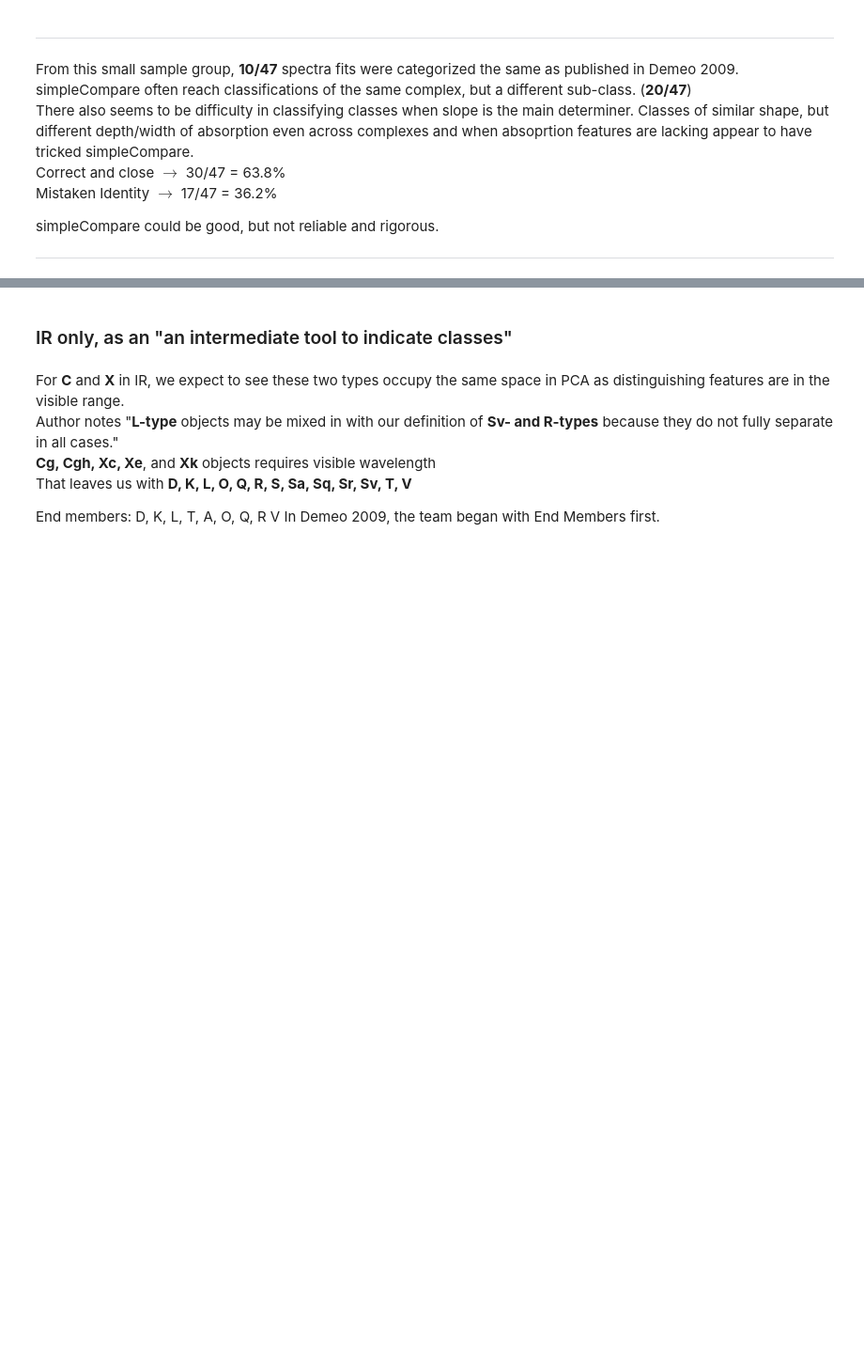
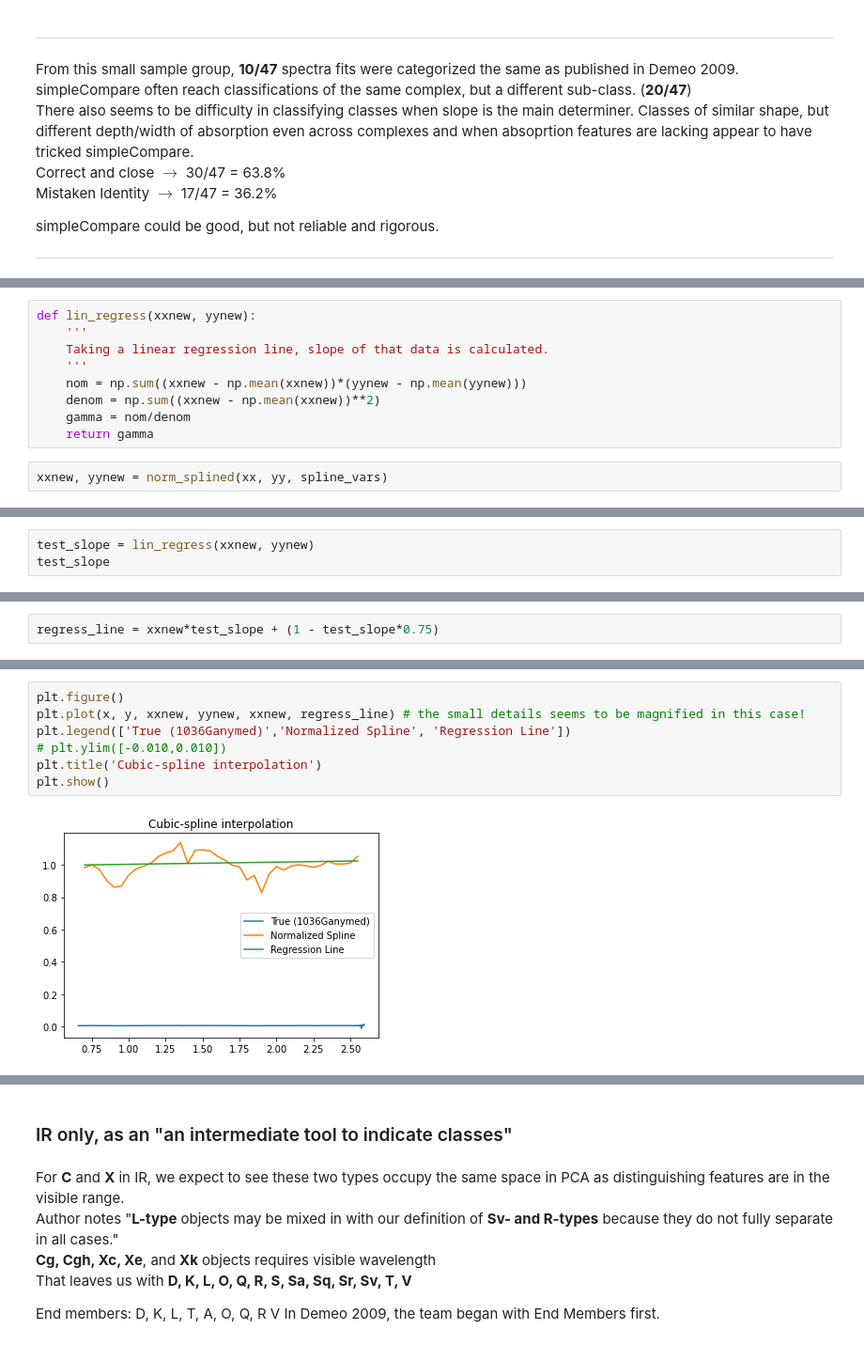
Before and after one commit to jcswong/splat_projects, a Jupyter notebook: AsteroidClassification/classifyAwsteroidV2.ipynb, the cells around one changed output, grey strips where cells are left out. Shown at 94% size. Saved outputs shown, nothing was run; the diff lists cells and outputs as text; blank space fills up the shorter version.

```diff
--- a/AsteroidClassification/classifyAwsteroidV2.ipynb
+++ b/AsteroidClassification/classifyAwsteroidV2.ipynb
@@ -220,0 +275,11 @@ ___
+# %%
+def lin_regress(xxnew, yynew):
+    '''
+    Taking a linear regression line, slope of that data is calculated.
+    '''
+    nom = np.sum((xxnew - np.mean(xxnew))*(yynew - np.mean(yynew)))
+    denom = np.sum((xxnew - np.mean(xxnew))**2)
+    gamma = nom/denom
+    return gamma
+# %%
+xxnew, yynew = norm_splined(xx, yy, spline_vars)
@@ -220,0 +301,3 @@ ___
+# %%
+test_slope = lin_regress(xxnew, yynew)
+test_slope
@@ -220,0 +306,2 @@ ___
+# %%
+regress_line = xxnew*test_slope + (1 - test_slope*0.75)
@@ -220,0 +319,9 @@ ___
+# %%
+plt.figure()
+plt.plot(x, y, xxnew, yynew, xxnew, regress_line) # the small details seems to be magnified in this case!
+plt.legend(['True (1036Ganymed)','Normalized Spline', 'Regression Line'])
+# plt.ylim([-0.010,0.010])
+plt.title('Cubic-spline interpolation')
+plt.show()
+# %% [output]
+[figure, added]
```
Also changed, not shown: parts of 43 cells of this notebook, 3 other files.
